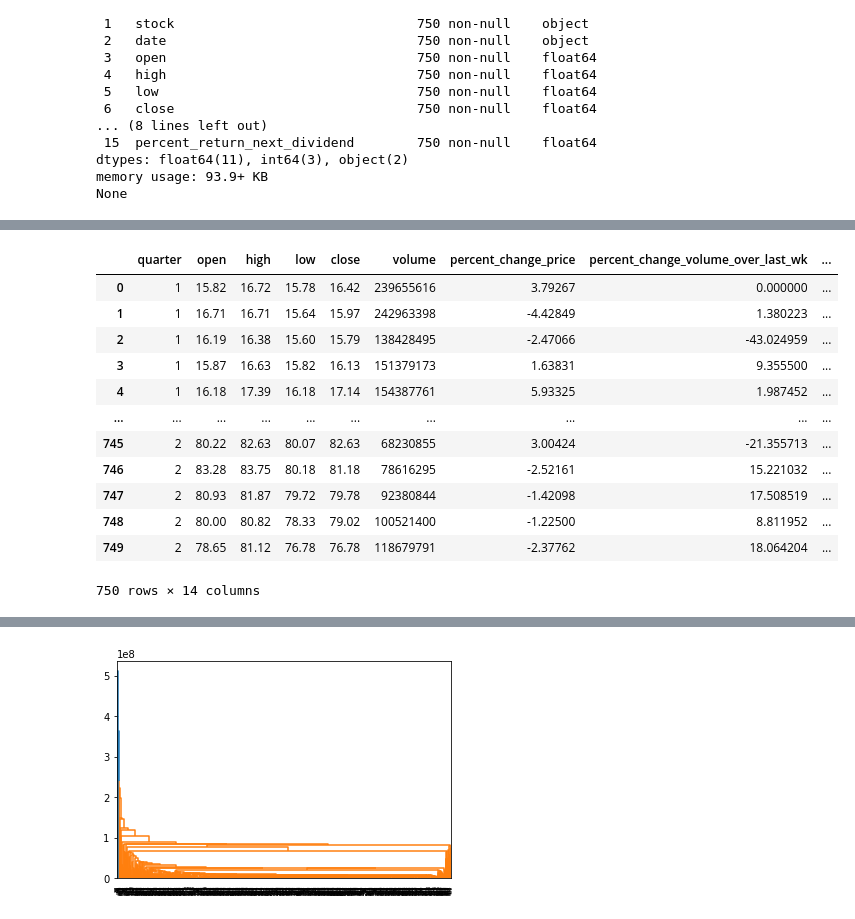
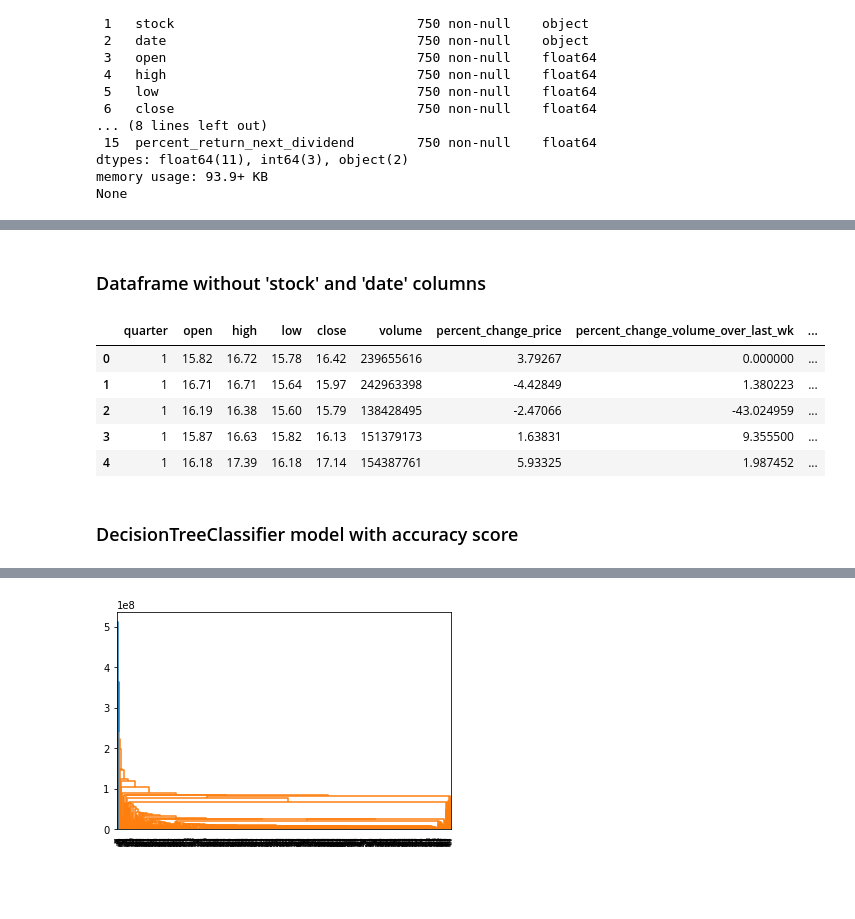
Before and after one commit to AndrejAlpatov/ml_dow_jones, a Jupyter notebook: notebooks/main_notebook.ipynb, the cells around one changed output, grey strips where cells are left out. Saved outputs shown, nothing was run; the diff lists cells and outputs as text; code cells hidden in the pictures; blank space fills up the shorter version.

```diff
--- a/notebooks/main_notebook.ipynb
+++ b/notebooks/main_notebook.ipynb
@@ -120,22 +132,19 @@ GE      25
 Name: stock, dtype: int64
+# %% [markdown]
+### Dataframe without 'stock' and 'date' columns
 # %%
+# make arrays with labels and dates and df_work withóut both of them
+
 labels=df['stock']
 df_work=df_without_nan.copy(deep=True)
 df_work.drop('stock', inplace=True, axis=1)
 dates=df_work.drop('date', inplace=True, axis=1)
-df_work
+df_work.head()
 # %% [output]
 |  | quarter | open | high | low | close | volume | percent_change_price | percent_change_volume_over_last_wk | ... |
 | 0 | 1 | 15.82 | 16.72 | 15.78 | 16.42 | 239655616 | 3.79267 | 0.000000 | ... |
 | 1 | 1 | 16.71 | 16.71 | 15.64 | 15.97 | 242963398 | -4.42849 | 1.380223 | ... |
 | 2 | 1 | 16.19 | 16.38 | 15.60 | 15.79 | 138428495 | -2.47066 | -43.024959 | ... |
 | 3 | 1 | 15.87 | 16.63 | 15.82 | 16.13 | 151379173 | 1.63831 | 9.355500 | ... |
 | 4 | 1 | 16.18 | 17.39 | 16.18 | 17.14 | 154387761 | 5.93325 | 1.987452 | ... |
-| ... | ... | ... | ... | ... | ... | ... | ... | ... | ... |
-| 745 | 2 | 80.22 | 82.63 | 80.07 | 82.63 | 68230855 | 3.00424 | -21.355713 | ... |
-| 746 | 2 | 83.28 | 83.75 | 80.18 | 81.18 | 78616295 | -2.52161 | 15.221032 | ... |
-| 747 | 2 | 80.93 | 81.87 | 79.72 | 79.78 | 92380844 | -1.42098 | 17.508519 | ... |
-| 748 | 2 | 80.00 | 80.82 | 78.33 | 79.02 | 100521400 | -1.22500 | 8.811952 | ... |
-| 749 | 2 | 78.65 | 81.12 | 76.78 | 76.78 | 118679791 | -2.37762 | 18.064204 | ... |
-750 rows × 14 columns
 # %%
@@ -146,3 +156,5 @@ labels_encoded=ord_encoder.fit_transform(labels)
+# %% [markdown]
+### DecisionTreeClassifier model with accuracy score
 # %%
 dt =DecisionTreeClassifier()
 X_train, X_test, y_train, y_test = train_test_split(df_work, labels_encoded, random_state=42, test_size=0.3)
```
Also changed, not shown: parts of 15 cells of this notebook.
